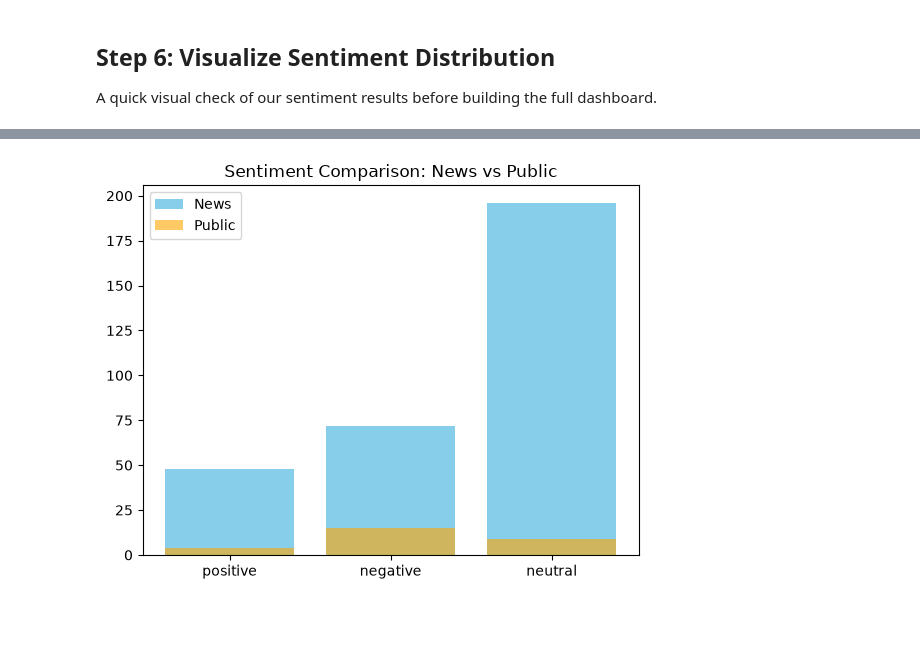
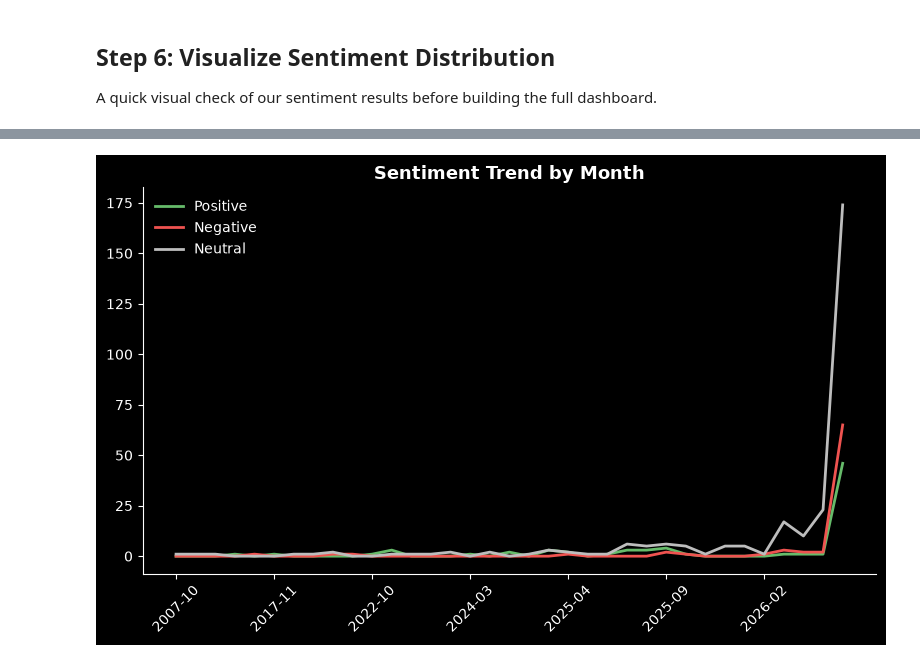
Before and after one commit to namrata1104/NLP-project, a Jupyter notebook: notebooks/sentiment_analysis.ipynb, the cells around one changed output, grey strips where cells are left out. Saved outputs shown, nothing was run; the diff lists cells and outputs as text; code cells hidden in the pictures; blank space fills up the shorter version.

```diff
--- a/notebooks/sentiment_analysis.ipynb
+++ b/notebooks/sentiment_analysis.ipynb
@@ -158,17 +158,21 @@ A quick visual check of our sentiment results before building the full dashboard
 # %%
 import matplotlib.pyplot as plt
 
-sorted_months = sorted(trends.keys())
-positive_counts = [trends[m]["positive"] for m in sorted_months]
-negative_counts = [trends[m]["negative"] for m in sorted_months]
-neutral_counts = [trends[m]["neutral"] for m in sorted_months]
+plt.style.use("dark_background")
 
-plt.plot(sorted_months, positive_counts, label="Positive", color="green", marker="o")
-plt.plot(sorted_months, negative_counts, label="Negative", color="red", marker="o")
-plt.plot(sorted_months, neutral_counts, label="Neutral", color="gray", marker="o")
-plt.xticks(rotation=45)
-plt.legend()
-plt.title("Sentiment Trend by Month")
+labels = ["Positive", "Negative", "Neutral"]
+news_vals = [news_sentiment[l.lower()] for l in labels]
+public_vals = [public_sentiment[l.lower()] for l in labels]
+
+fig, ax = plt.subplots(figsize=(6, 4.5))
+x = range(len(labels))
+ax.bar([i - 0.2 for i in x], news_vals, width=0.4, label="News", color="#4FC3F7")
+ax.bar([i + 0.2 for i in x], public_vals, width=0.4, label="Public", color="#FFA726")
+ax.set_xticks(list(x))
+ax.set_xticklabels(labels)
+ax.legend(frameon=False)
+ax.set_title("Sentiment Comparison: News vs Public", fontsize=13, fontweight="bold")
+ax.spines[["top", "right"]].set_visible(False)
 plt.tight_layout()
 plt.show()
 # %% [output]
@@ -183,11 +219,19 @@ File size: 3013 bytes
 # %%
-# Visualize: News vs Public sentiment comparison
-labels = ["positive", "negative", "neutral"]
+sorted_months = sorted(trends.keys())
+pos = [trends[m]["positive"] for m in sorted_months]
+neg = [trends[m]["negative"] for m in sorted_months]
+neu = [trends[m]["neutral"] for m in sorted_months]
 
-plt.bar(labels, [news_sentiment[l] for l in labels], color="skyblue", label="News")
-plt.bar(labels, [public_sentiment[l] for l in labels], color="orange", alpha=0.6, label="Public")
-plt.legend()
-plt.title("Sentiment Comparison: News vs Public")
+fig, ax = plt.subplots(figsize=(8, 5))
+ax.plot(sorted_months, pos, label="Positive", color="#66BB6A", linewidth=2)
+ax.plot(sorted_months, neg, label="Negative", color="#EF5350", linewidth=2)
+ax.plot(sorted_months, neu, label="Neutral", color="#BDBDBD", linewidth=2)
+ax.set_xticks(range(0, len(sorted_months), max(1, len(sorted_months)//6)))
+ax.set_xticklabels(sorted_months[::max(1, len(sorted_months)//6)], rotation=45)
+ax.legend(frameon=False)
+ax.set_title("Sentiment Trend by Month", fontsize=13, fontweight="bold")
+ax.spines[["top", "right"]].set_visible(False)
+plt.tight_layout()
 plt.show()
 # %% [output]
-[figure, old version]
+[figure, new version]
```
Also changed, not shown: parts of 6 cells of this notebook, 14 other files.
